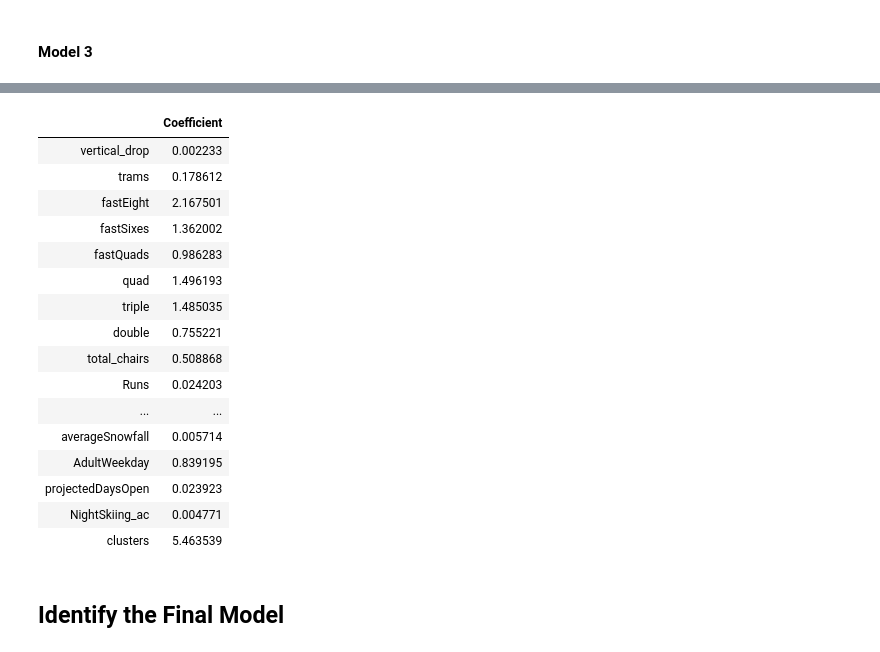
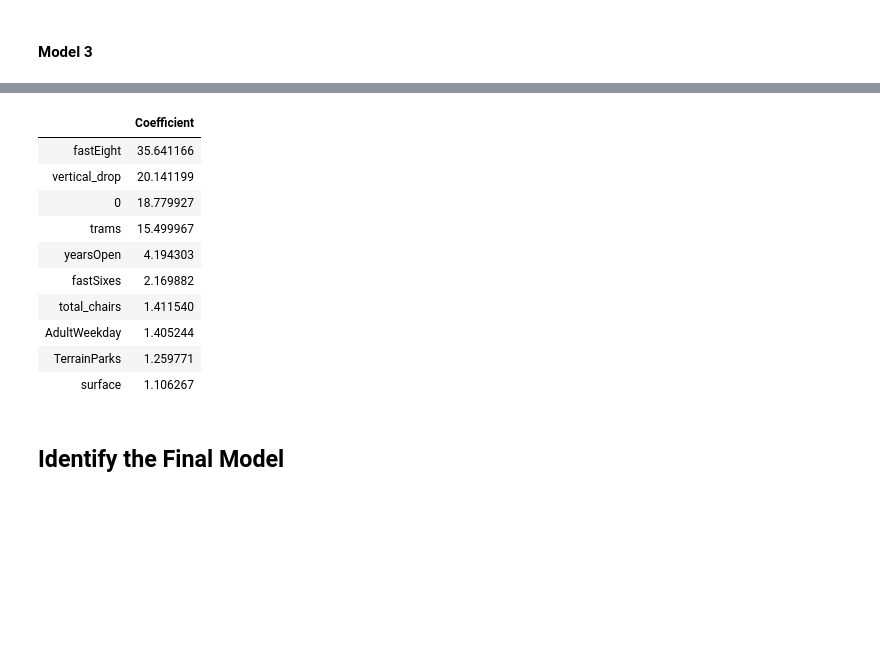
Before and after one commit to Tosburg/Springboard, a Jupyter notebook: 06-GuidedCapstone/Notebook_stepfourandfive.ipynb, the cells around one changed output, grey strips where cells are left out. Cells and saved outputs as stored; diff of their text form; code cells hidden in the pictures; blank space fills up the shorter version.

```diff
--- a/06-GuidedCapstone/Notebook_stepfourandfive.ipynb
+++ b/06-GuidedCapstone/Notebook_stepfourandfive.ipynb
@@ -339,7 +363,6 @@ pd.DataFrame(abs(lm.coef_), X2.columns, columns=['Coefficient'])
 # %% [markdown]
 #### Model 3
 # %%
-X3=df.drop(['AdultWeekend','Name','state','summit_elev','surface'], axis=1)
+X3=df.drop(['AdultWeekend','Name','state','summit_elev'], axis=1)
 y=df.AdultWeekend
 y=y.ravel()
-X_train, X_test, y_train, y_test = train_test_split(X3, y, test_size=0.25, random_state=1)
@@ -357,0 +369,10 @@ mean_absolute_error(y_test, y_pred)
+# %%
+ct3 = make_column_transformer(
+    (ohe, ['clusters']),
+    (scaler, ['vertical_drop', 'trams', 'fastEight',
+       'fastSixes', 'fastQuads', 'quad', 'triple', 'double', 'surface',
+       'total_chairs', 'Runs', 'TerrainParks', 'LongestRun_mi',
+       'SkiableTerrain_ac', 'Snow Making_ac', 'daysOpenLastYear', 'yearsOpen',
+       'averageSnowfall', 'AdultWeekday', 'projectedDaysOpen',
+       'NightSkiing_ac']),
+    remainder='passthrough')
@@ -357,0 +383,3 @@ mean_absolute_error(y_test, y_pred)
+# %%
+pipe3 = make_pipeline(ct3, lm)
+pipe3.fit(X_train,y_train)
@@ -362,23 +419,27 @@ lm.intercept_
-# %%
-pd.DataFrame(abs(lm.coef_), X3.columns, columns=['Coefficient'])
-# %% [output]
-|  | Coefficient |
-| vertical_drop | 0.002233 |
-| trams | 0.178612 |
-| fastEight | 2.167501 |
-| fastSixes | 1.362002 |
-| fastQuads | 0.986283 |
-| quad | 1.496193 |
-| triple | 1.485035 |
-| double | 0.755221 |
-| total_chairs | 0.508868 |
-| Runs | 0.024203 |
-| ... | ... |
-| averageSnowfall | 0.005714 |
-| AdultWeekday | 0.839195 |
-| projectedDaysOpen | 0.023923 |
-| NightSkiing_ac | 0.004771 |
-| clusters | 5.463539 |
+# %%
+l3 = pipe3.named_steps['columntransformer'].transformers_[0][1].categories_
+column_names3 = ['vertical_drop', 'trams', 'fastEight',
+       'fastSixes', 'fastQuads', 'quad', 'triple', 'double', 'surface',
+       'total_chairs', 'Runs', 'TerrainParks', 'LongestRun_mi',
+       'SkiableTerrain_ac', 'Snow Making_ac', 'daysOpenLastYear', 'yearsOpen',
+       'averageSnowfall', 'AdultWeekday', 'projectedDaysOpen',
+       'NightSkiing_ac'] + list(l3[0])
+# %%
+coeff_df = pd.DataFrame(abs(pipe3.named_steps['linearregression'].coef_),
+                        column_names3, columns=['Coefficient'])
+coeff_df.sort_values(by=['Coefficient'],ascending=False).head(10)
+# %% [output]
+|  | Coefficient |
+| fastEight | 35.641166 |
+| vertical_drop | 20.141199 |
+| 0 | 18.779927 |
+| trams | 15.499967 |
+| yearsOpen | 4.194303 |
+| fastSixes | 2.169882 |
+| total_chairs | 1.411540 |
+| AdultWeekday | 1.405244 |
+| TerrainParks | 1.259771 |
+| surface | 1.106267 |
 # %% [markdown]
 ## Identify the Final Model
 # %% [markdown]
```
Also changed, not shown: parts of 48 cells of this notebook, 3 other files.
